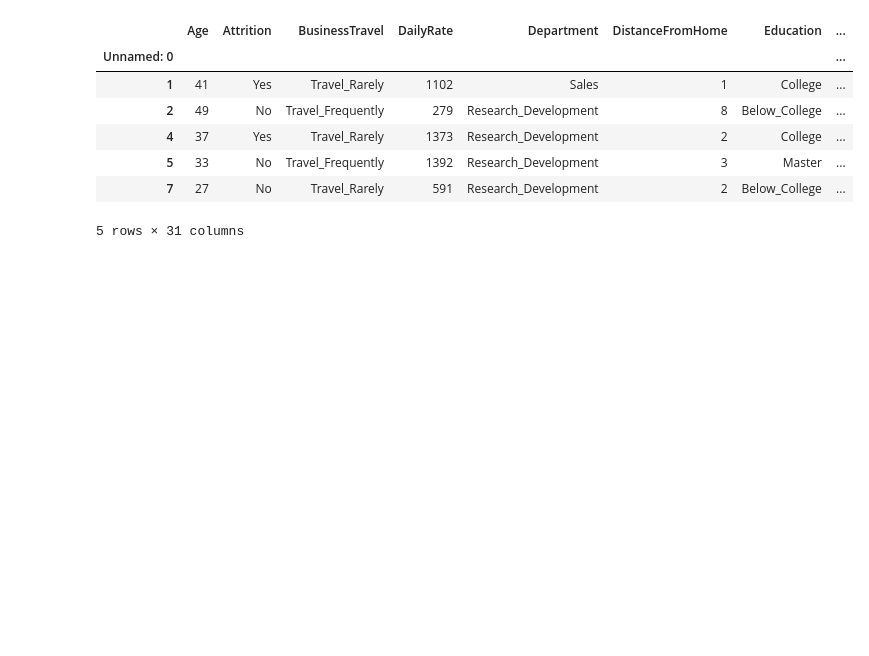
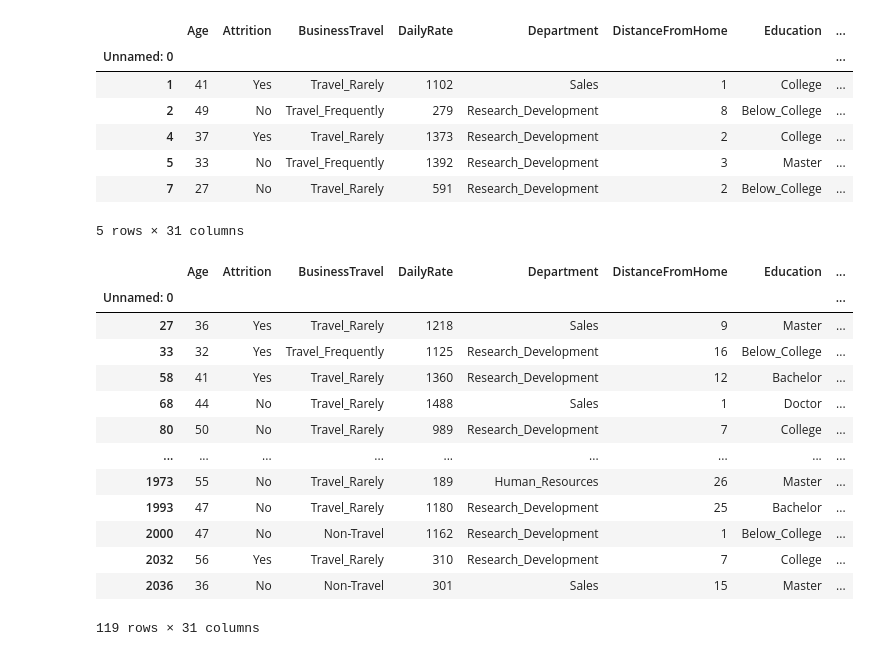
Before and after one commit to MiracleSkyHawk/RSM8521_FinalProject_Team6, a Jupyter notebook: Service_temp/RSM8415_GA3.ipynb, the cells around one changed output. Cells and saved outputs as stored; diff of their text form; code cells hidden in the pictures; blank space fills up the shorter version.

```diff
--- a/Service_temp/RSM8415_GA3.ipynb
+++ b/Service_temp/RSM8415_GA3.ipynb
@@ -386,3 +386,20 @@ filtered_df.head()
 | 5 | 33 | No | Travel_Frequently | 1392 | Research_Development | 3 | Master | ... |
 | 7 | 27 | No | Travel_Rarely | 591 | Research_Development | 2 | Below_College | ... |
 5 rows × 31 columns
+# %%
+outlier_df
+# %% [output]
+|  | Age | Attrition | BusinessTravel | DailyRate | Department | DistanceFromHome | Education | ... |
+| Unnamed: 0 |  |  |  |  |  |  |  | ... |
+| 27 | 36 | Yes | Travel_Rarely | 1218 | Sales | 9 | Master | ... |
+| 33 | 32 | Yes | Travel_Frequently | 1125 | Research_Development | 16 | Below_College | ... |
+| 58 | 41 | Yes | Travel_Rarely | 1360 | Research_Development | 12 | Bachelor | ... |
+| 68 | 44 | No | Travel_Rarely | 1488 | Sales | 1 | Doctor | ... |
+| 80 | 50 | No | Travel_Rarely | 989 | Research_Development | 7 | College | ... |
+| ... | ... | ... | ... | ... | ... | ... | ... | ... |
+| 1973 | 55 | No | Travel_Rarely | 189 | Human_Resources | 26 | Master | ... |
+| 1993 | 47 | No | Travel_Rarely | 1180 | Research_Development | 25 | Bachelor | ... |
+| 2000 | 47 | No | Non-Travel | 1162 | Research_Development | 1 | Below_College | ... |
+| 2032 | 56 | Yes | Travel_Rarely | 310 | Research_Development | 7 | College | ... |
+| 2036 | 36 | No | Non-Travel | 301 | Sales | 15 | Master | ... |
+119 rows × 31 columns
```
Also changed, not shown: 6 other files.
